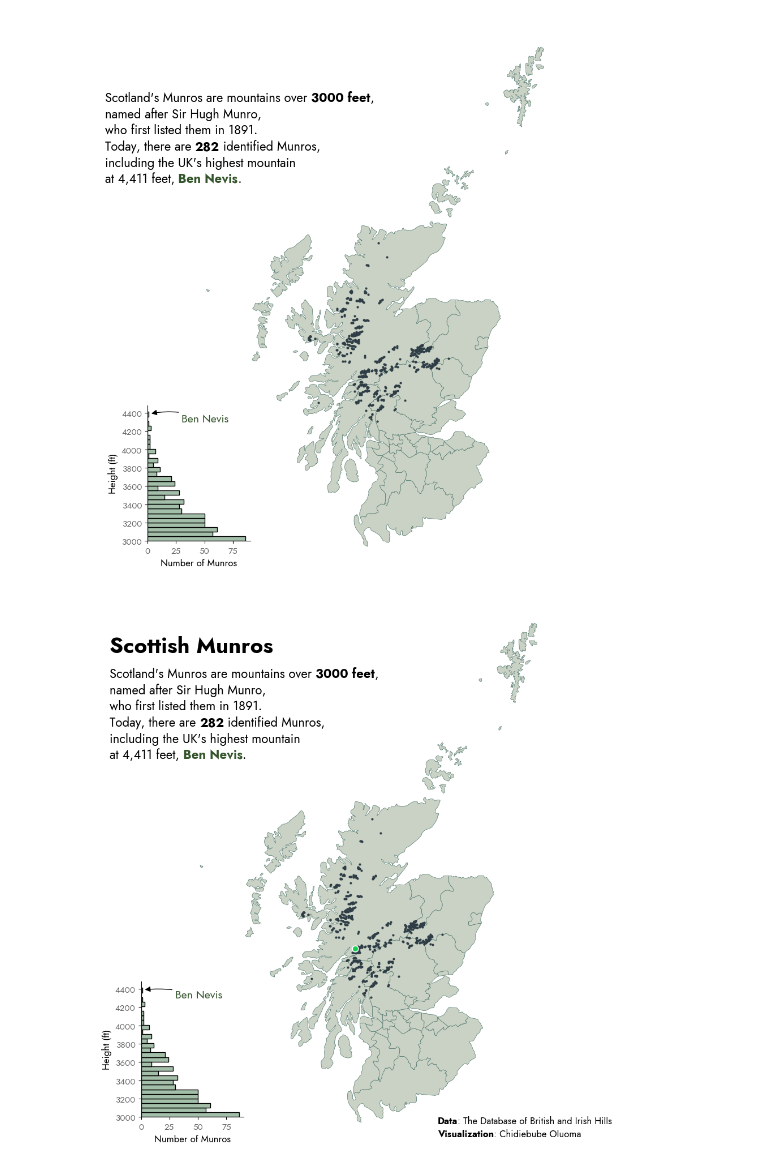
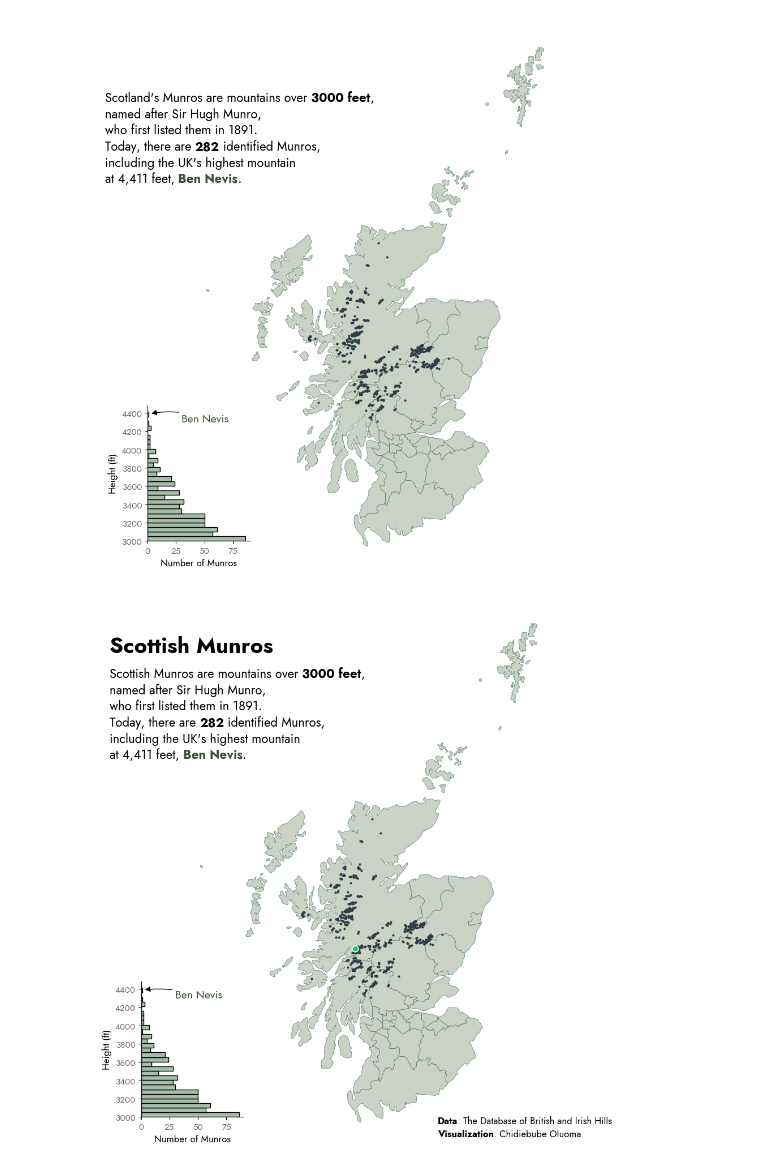
Before and after one commit to Peplinn/visualizations, a Jupyter notebook: tidytuesday/scottish-munros/playground.ipynb, the cells around one changed output. Cells and saved outputs as stored; diff of their text form; code cells hidden in the pictures.

Commit message:
Changed description to use "Scottish Munros"

```diff
--- a/tidytuesday/scottish-munros/playground.ipynb
+++ b/tidytuesday/scottish-munros/playground.ipynb
@@ -695,7 +695,7 @@ sns.despine()
 
 plot_title = "Scottish Munros"
 plot_description = """
-Scotland's Munros are mountains over <3000 feet>,
+Scottish Munros are mountains over <3000 feet>,
 named after Sir Hugh Munro,
 who first listed them in 1891.
 Today, there are <282> identified Munros,
@@ -721,31 +721,31 @@ fig_text(
         {"fontproperties": jost_font_bold},
         {"fontproperties": jost_font_bold, "color": '#34552C'},
     ]
 )
 
 fig_text(
     0.07, 0.9, plot_title,
     ha='left', va='center',
     fontsize=28,
     color='black',
     fontproperties = jost_font_bold,
 )
 
 fig_text(
     0.65, 0.05,
     credit_text,
     ha='left', va='center',
     fontsize=12,
     color='black',
     fontproperties = jost_font,
     highlight_textprops=[
         {"fontproperties": jost_font_bold},
         {"fontproperties": jost_font_bold},
     ]
 )
 
 plt.tight_layout()
 plt.savefig("scottish_munros.png")
 plt.show()
 # %% [output]
-[figure, old version]
+[figure, new version]
```
Also changed, not shown: 1 other file.
